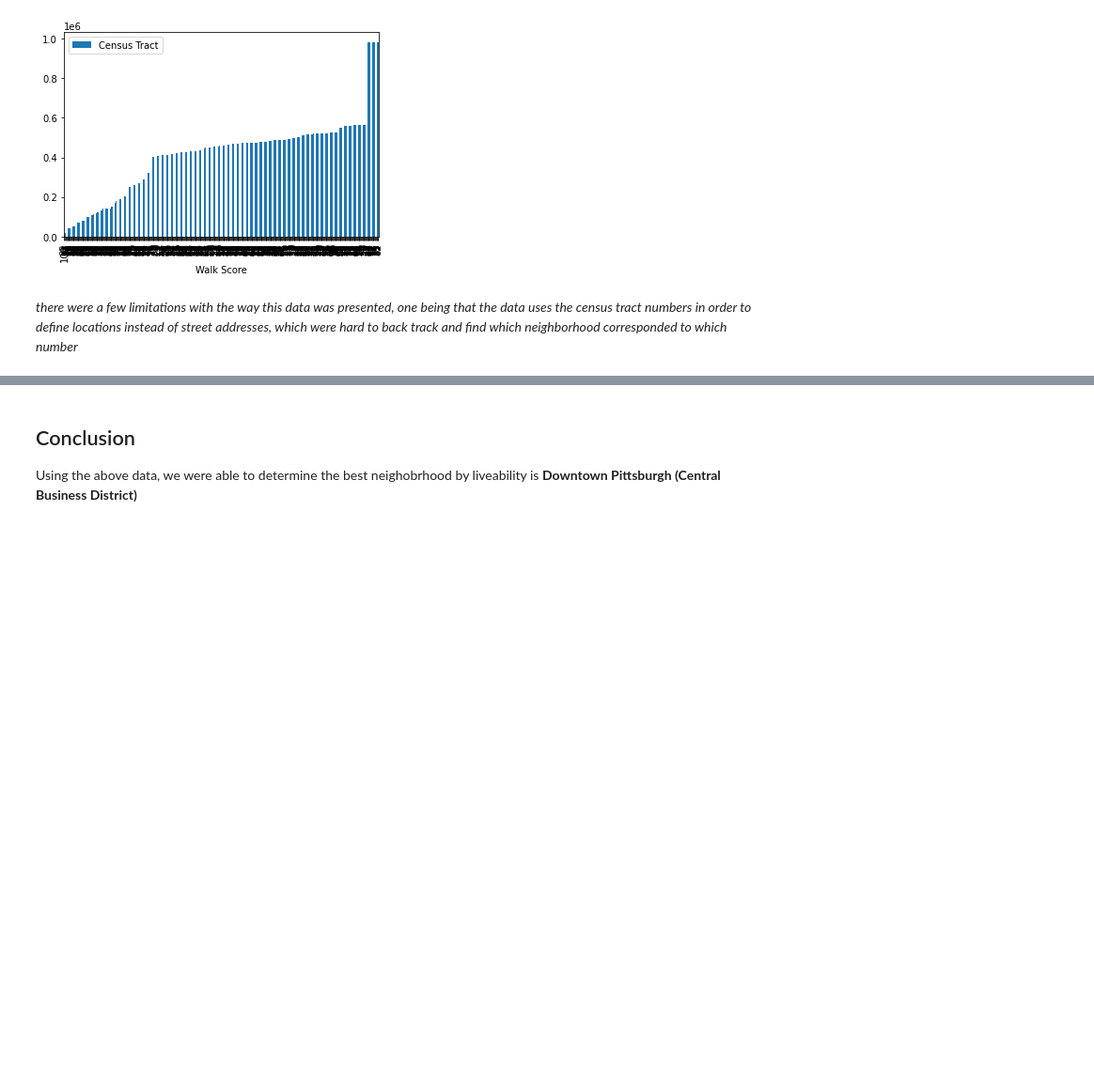
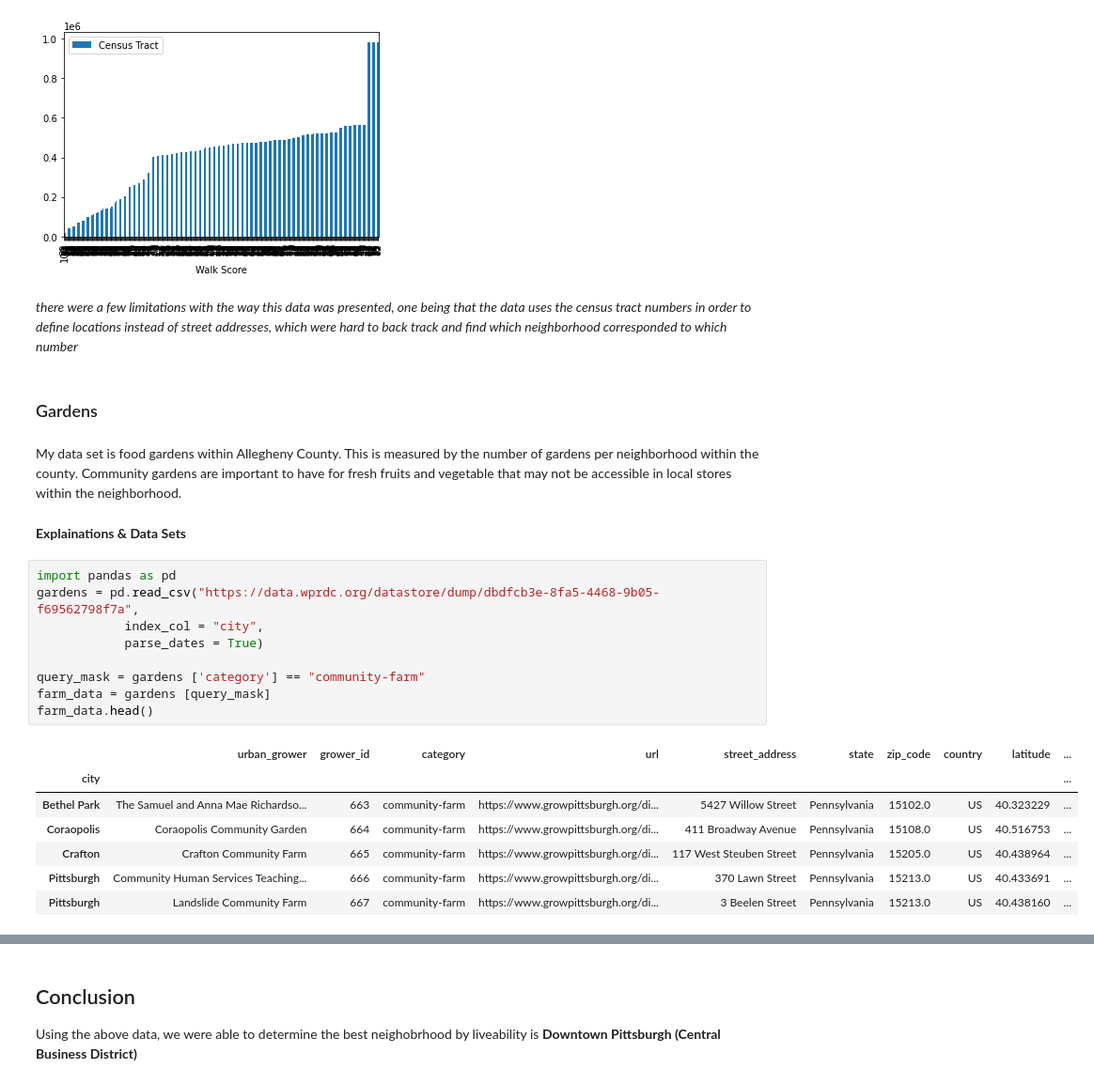
Before and after one commit to alexmarkunas/finalproject, a Jupyter notebook: combined-notebook.ipynb, the cells around one changed output, grey strips where cells are left out. Shown at 94% size. Saved outputs shown, nothing was run; the diff lists cells and outputs as text; blank space fills up the shorter version.

```diff
--- a/combined-notebook.ipynb
+++ b/combined-notebook.ipynb
@@ -182,3 +182,26 @@ census_number.plot(kind = "bar") # create a bar graph based on the census tract
 [figure]
 # %% [markdown]
 *there were a few limitations with the way this data was presented, one being that the data uses the census tract numbers in order to define locations instead of street addresses, which were hard to back track and find which neighborhood corresponded to which number*
+# %% [markdown]
+### Gardens
+# %% [markdown]
+My data set is food gardens within Allegheny County. This is measured by the number of gardens per neighborhood within the county. Community gardens are important to have for fresh fruits and vegetable that may not be accessible in local stores within the neighborhood.
+# %% [markdown]
+__Explainations & Data Sets__
+# %%
+import pandas as pd
+gardens = pd.read_csv("https://data.wprdc.org/datastore/dump/dbdfcb3e-8fa5-4468-9b05-f69562798f7a",
+            index_col = "city",
+            parse_dates = True)
+
+query_mask = gardens ['category'] == "community-farm"
+farm_data = gardens [query_mask]
+farm_data.head()
+# %% [output]
+|  | urban_grower | grower_id | category | url | street_address | state | zip_code | country | latitude | ... |
+| city |  |  |  |  |  |  |  |  |  | ... |
+| Bethel Park | The Samuel and Anna Mae Richardso... | 663 | community-farm | https://www.growpittsburgh.org/di... | 5427 Willow Street | Pennsylvania | 15102.0 | US | 40.323229 | ... |
+| Coraopolis | Coraopolis Community Garden | 664 | community-farm | https://www.growpittsburgh.org/di... | 411 Broadway Avenue | Pennsylvania | 15108.0 | US | 40.516753 | ... |
+| Crafton | Crafton Community Farm | 665 | community-farm | https://www.growpittsburgh.org/di... | 117 West Steuben Street | Pennsylvania | 15205.0 | US | 40.438964 | ... |
+| Pittsburgh | Community Human Services Teaching... | 666 | community-farm | https://www.growpittsburgh.org/di... | 370 Lawn Street | Pennsylvania | 15213.0 | US | 40.433691 | ... |
+| Pittsburgh | Landslide Community Farm | 667 | community-farm | https://www.growpittsburgh.org/di... | 3 Beelen Street | Pennsylvania | 15213.0 | US | 40.438160 | ... |
```
Also changed, not shown: parts of 4 cells of this notebook.
